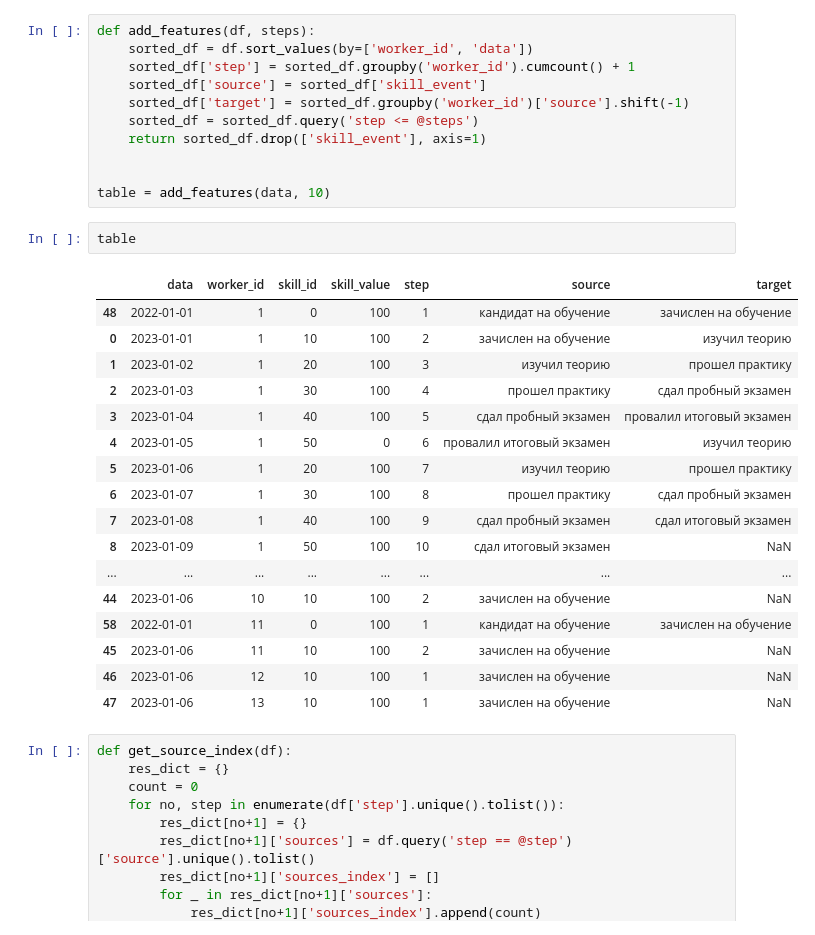
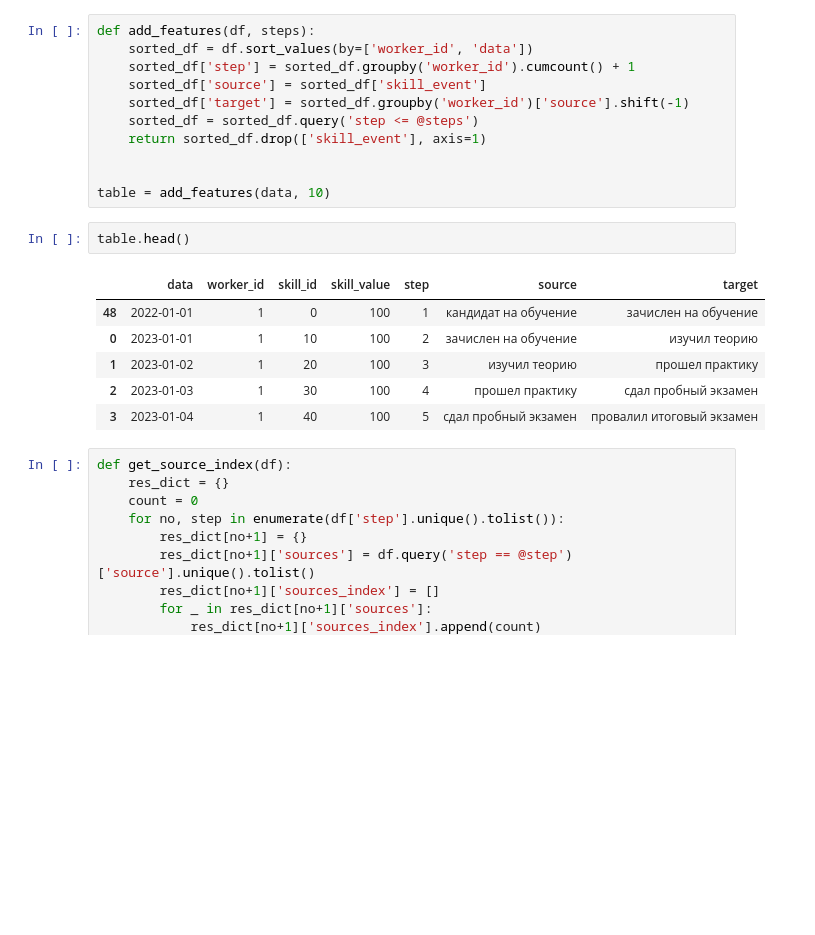
Before and after one commit to IvanDmitrich/visual_experiments, a Jupyter notebook: sunkey_diagrams.ipynb, the cells around one changed output. Drawn from its saved outputs; the diff is of its cells as text; blank space fills up the shorter version.

```diff
--- a/sunkey_diagrams.ipynb
+++ b/sunkey_diagrams.ipynb
@@ -26,25 +26,14 @@ def add_features(df, steps):
 
 table = add_features(data, 10)
 # %%
-table
+table.head()
 # %% [output]
 |  | data | worker_id | skill_id | skill_value | step | source | target |
 | 48 | 2022-01-01 | 1 | 0 | 100 | 1 | кандидат на обучение | зачислен на обучение |
 | 0 | 2023-01-01 | 1 | 10 | 100 | 2 | зачислен на обучение | изучил теорию |
 | 1 | 2023-01-02 | 1 | 20 | 100 | 3 | изучил теорию | прошел практику |
 | 2 | 2023-01-03 | 1 | 30 | 100 | 4 | прошел практику | сдал пробный экзамен |
 | 3 | 2023-01-04 | 1 | 40 | 100 | 5 | сдал пробный экзамен | провалил итоговый экзамен |
-| 4 | 2023-01-05 | 1 | 50 | 0 | 6 | провалил итоговый экзамен | изучил теорию |
-| 5 | 2023-01-06 | 1 | 20 | 100 | 7 | изучил теорию | прошел практику |
-| 6 | 2023-01-07 | 1 | 30 | 100 | 8 | прошел практику | сдал пробный экзамен |
-| 7 | 2023-01-08 | 1 | 40 | 100 | 9 | сдал пробный экзамен | сдал итоговый экзамен |
-| 8 | 2023-01-09 | 1 | 50 | 100 | 10 | сдал итоговый экзамен | NaN |
-| ... | ... | ... | ... | ... | ... | ... | ... |
-| 44 | 2023-01-06 | 10 | 10 | 100 | 2 | зачислен на обучение | NaN |
-| 58 | 2022-01-01 | 11 | 0 | 100 | 1 | кандидат на обучение | зачислен на обучение |
-| 45 | 2023-01-06 | 11 | 10 | 100 | 2 | зачислен на обучение | NaN |
-| 46 | 2023-01-06 | 12 | 10 | 100 | 1 | зачислен на обучение | NaN |
-| 47 | 2023-01-06 | 13 | 10 | 100 | 1 | зачислен на обучение | NaN |
 # %%
 def get_source_index(df):
     res_dict = {}
```
Also changed, not shown: parts of 1 cell of this notebook, 3 other files.
